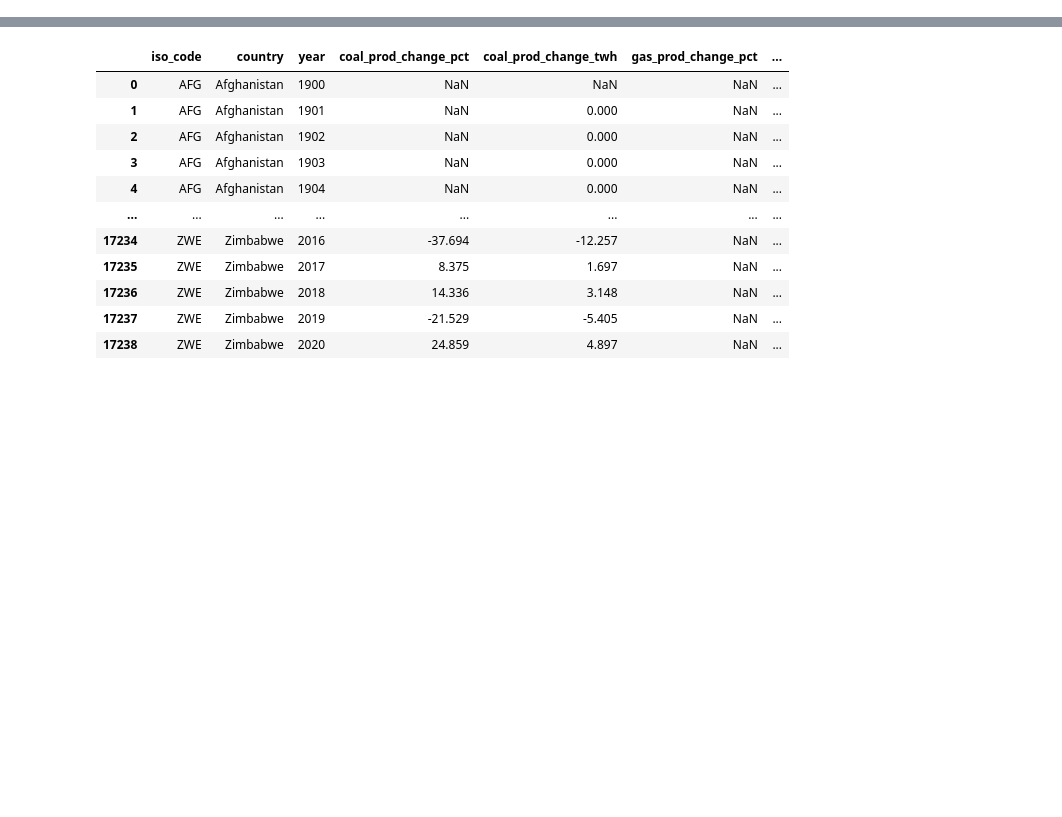
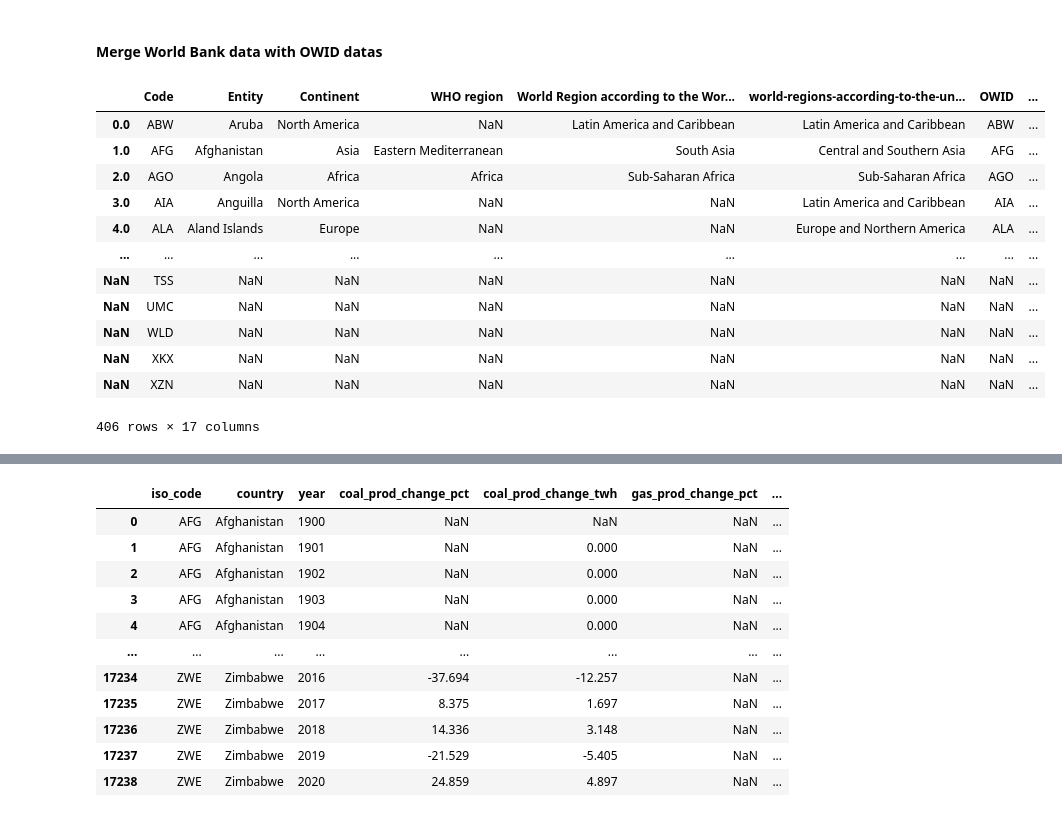
Before and after one commit to thanhan910/Courseworks, a Jupyter notebook: Swinburne/COS30045/data/countries/countries.ipynb, the cells around one changed output, grey strips where cells are left out. Saved outputs shown, nothing was run; the diff lists cells and outputs as text; code cells hidden in the pictures; blank space fills up the shorter version.

```diff
--- a/Swinburne/COS30045/data/countries/data.ipynb
+++ b/Swinburne/COS30045/data/countries/countries.ipynb
@@ -0,0 +94,12 @@
+# %%
+# read the files
+
+entities_directory = "entities/"
+
+datafiles = []
+
+for dirpath, _, filenames in os.walk(entities_directory + "owid"):
+    for f in filenames:
+        datafiles.append(os.path.join(dirpath, f))
+
+datafiles
@@ -0,0 +304,4 @@
+# %%
+# read the processed data from Excel
+df_owid = pd.read_csv(entities_directory + "custom/owid.csv")
+df_owid
@@ -0,0 +346,30 @@
+# %% [markdown]
+#### Merge World Bank data with OWID datas
+# %%
+# save the World Bank's ISO code to another column before merging with df_owid
+df_wb["WB"] = df_wb.index
+df_wb
+
+# Save the Code in the OWID column before merging with df_wb
+df_owid["OWID"] = df_owid["Code"]
+df_owid
+
+# merge df_owid with df_wb and write the table to a csv file to process with Excel
+df = pd.merge(df_owid, df_wb, how="outer", left_on="Code", right_index=True)
+df.to_csv(entities_directory + "output/owidwb.csv")
+df
+# after this, I have opened the file in excel and clean the data manually
+# %% [output]
+|  | Code | Entity | Continent | WHO region | World Region according to the Wor... | world-regions-according-to-the-un... | OWID | ... |
+| 0.0 | ABW | Aruba | North America | NaN | Latin America and Caribbean | Latin America and Caribbean | ABW | ... |
+| 1.0 | AFG | Afghanistan | Asia | Eastern Mediterranean | South Asia | Central and Southern Asia | AFG | ... |
+| 2.0 | AGO | Angola | Africa | Africa | Sub-Saharan Africa | Sub-Saharan Africa | AGO | ... |
+| 3.0 | AIA | Anguilla | North America | NaN | NaN | Latin America and Caribbean | AIA | ... |
+| 4.0 | ALA | Aland Islands | Europe | NaN | NaN | Europe and Northern America | ALA | ... |
+| ... | ... | ... | ... | ... | ... | ... | ... | ... |
+| NaN | TSS | NaN | NaN | NaN | NaN | NaN | NaN | ... |
+| NaN | UMC | NaN | NaN | NaN | NaN | NaN | NaN | ... |
+| NaN | WLD | NaN | NaN | NaN | NaN | NaN | NaN | ... |
+| NaN | XKX | NaN | NaN | NaN | NaN | NaN | NaN | ... |
+| NaN | XZN | NaN | NaN | NaN | NaN | NaN | NaN | ... |
+406 rows × 17 columns
```
Also changed, not shown: parts of 46 cells of this notebook, 3 other files.
